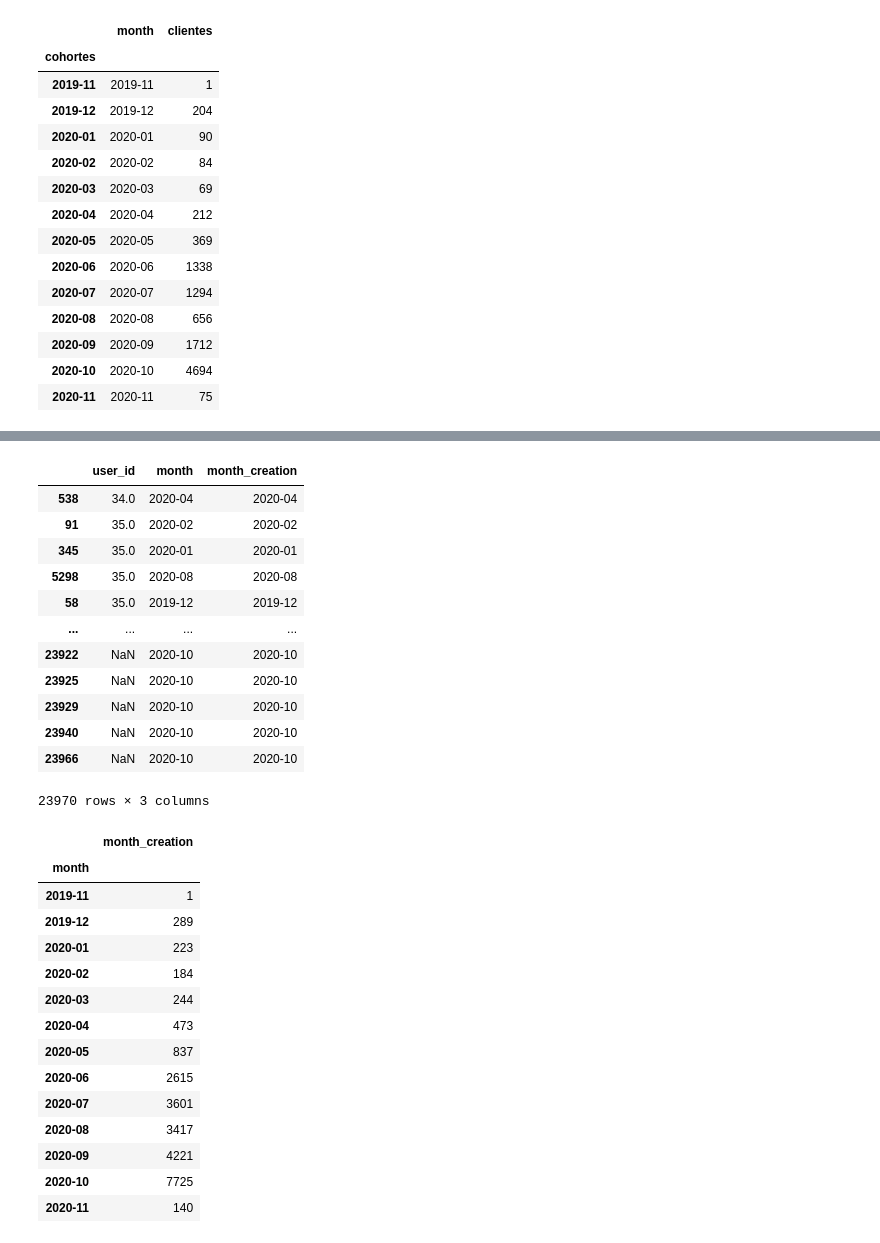
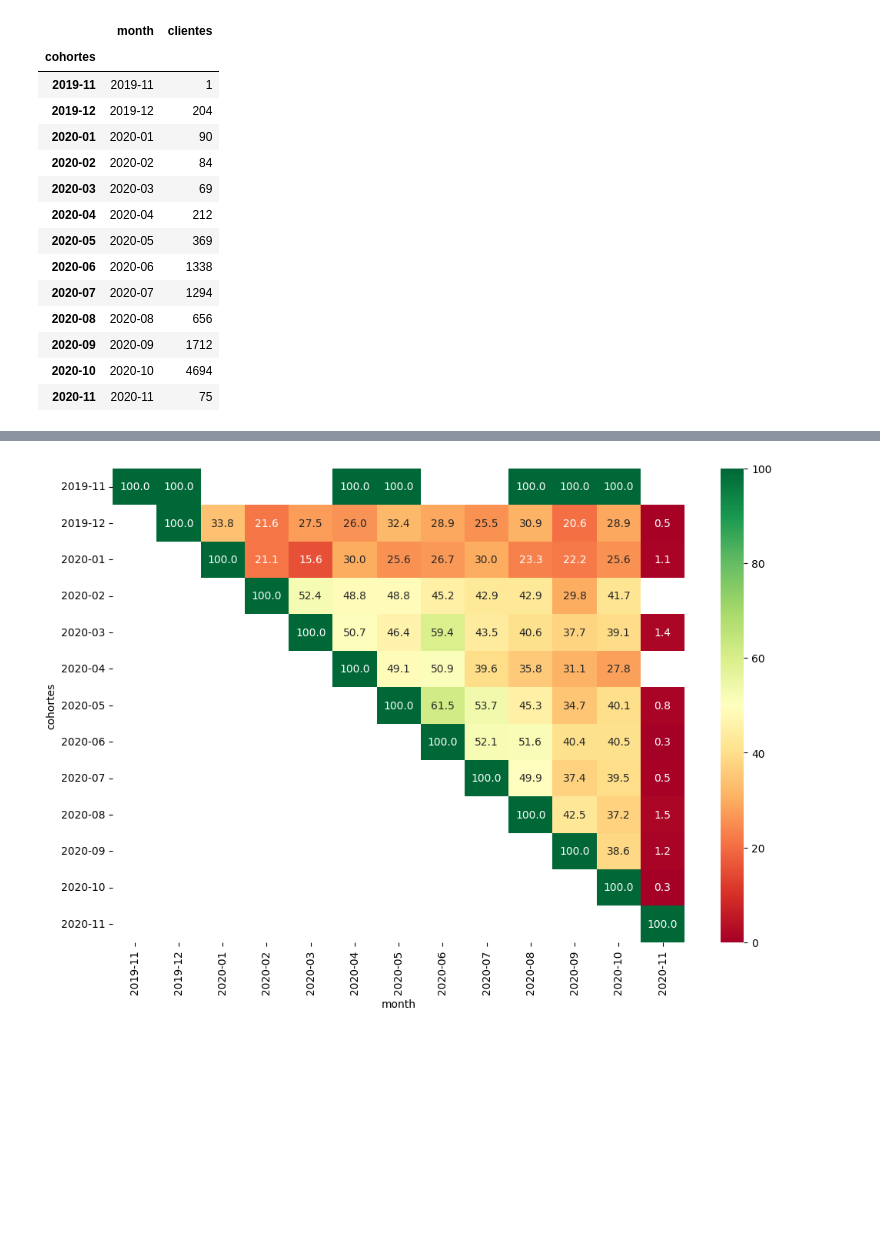
Before and after one commit to ivanseldas/microcredit-churn-classifier, a Jupyter notebook: new_main.ipynb, the cells around one changed output, grey strips where cells are left out. Saved outputs shown, nothing was run; the diff lists cells and outputs as text; code cells hidden in the pictures; blank space fills up the shorter version.

Commit message:
heatmap created

```diff
--- a/new_main.ipynb
+++ b/new_main.ipynb
@@ -209,35 +120,6 @@ cash['month'] = cash['created_at'].dt.to_period('M')
-# %%
-cash[['user_id', 'month', 'month_creation']]
-# %% [output]
-|  | user_id | month | month_creation |
-| 538 | 34.0 | 2020-04 | 2020-04 |
-| 91 | 35.0 | 2020-02 | 2020-02 |
-| 345 | 35.0 | 2020-01 | 2020-01 |
-| 5298 | 35.0 | 2020-08 | 2020-08 |
-| 58 | 35.0 | 2019-12 | 2019-12 |
-| ... | ... | ... | ... |
-| 23922 | NaN | 2020-10 | 2020-10 |
-| 23925 | NaN | 2020-10 | 2020-10 |
-| 23929 | NaN | 2020-10 | 2020-10 |
-| 23940 | NaN | 2020-10 | 2020-10 |
-| 23966 | NaN | 2020-10 | 2020-10 |
-23970 rows × 3 columns
-# %%
-pivot = cash.pivot_table(values='month_creation', index='month', aggfunc='count')
-pivot
-# %% [output]
-|  | month_creation |
-| month |  |
-| 2019-11 | 1 |
-| 2019-12 | 289 |
-| 2020-01 | 223 |
-| 2020-02 | 184 |
-| 2020-03 | 244 |
-| 2020-04 | 473 |
-| 2020-05 | 837 |
-| 2020-06 | 2615 |
-| 2020-07 | 3601 |
-| 2020-08 | 3417 |
-| 2020-09 | 4221 |
-| 2020-10 | 7725 |
-| 2020-11 | 140 |
+# %%
+plt.figure(figsize=(12,8))
+sns.heatmap(retention, annot=True, fmt=".1f", cmap="RdYlGn", vmin=0, vmax=100)
+plt.show()
+# %% [output]
+[figure, added]
```
Also changed, not shown: parts of 11 cells of this notebook.
